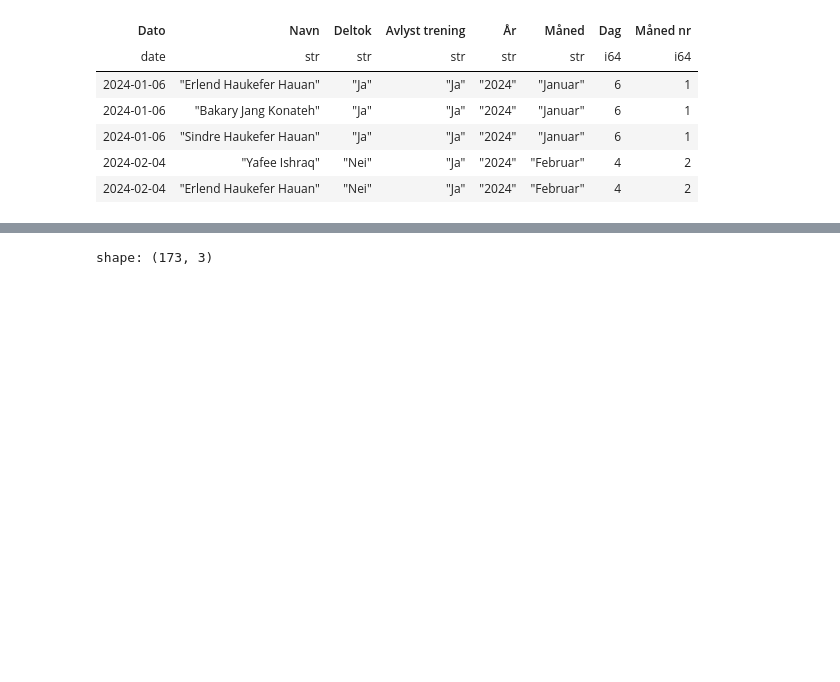
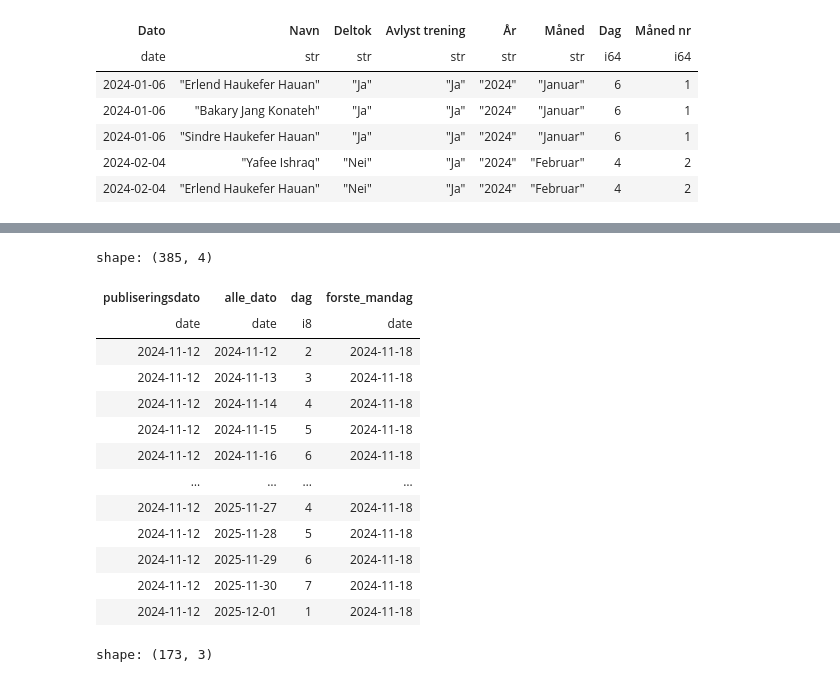
Before and after one commit to PolarsDude/treningsstatistikk-, a Jupyter notebook: test_fil.ipynb, the cells around one changed output, grey strips where cells are left out. Cells and saved outputs as stored; diff of their text form; code cells hidden in the pictures; blank space fills up the shorter version.

Commit message:
Har funnet logikk for å finne første mandagen etter publiseringsdato

```diff
--- a/test_fil.ipynb
+++ b/test_fil.ipynb
@@ -110,0 +25,11 @@ Text(0.5, 1.0, 'Antall treninger per måned')
+# %%
+# Skal koble på den første mandagen etter publiseringsdato
+
+
+aar_max = int(df.select('År').max().item())
+aar_min = int(df.select('År').min().item())
+
+alle_datoer = pl.DataFrame({'alle_dato':pl.date_range(date(aar_min, 1, 1), date(aar_max, 12, 1), "1d", eager=True)})
+
+publiseringsdato = df.select('Dato').unique().rename({'Dato':'publiseringsdato'})
+publiseringsdato
@@ -111,3 +51,35 @@ Text(0.5, 1.0, 'Antall treninger per måned')
+# %%
+(publiseringsdato
+.filter(pl.col('publiseringsdato')==date(2024,11,12))
+
+# Kobler på alle datoer som er større enn publiseringsdato
+.join_where(
+alle_datoer,
+pl.col('publiseringsdato')<=pl.col('alle_dato')
+)
+
+# Ekstraherer ukedag
+.with_columns(pl.col('alle_dato').dt.weekday().alias('dag'))
+
+# Identifiserer hva som er den første mandagen
+.with_columns(pl.col('alle_dato').filter(pl.col('dag')==1).min().alias('forste_mandag'))
+
+)
+# %% [output]
+shape: (385, 4)
+| publiseringsdato | alle_dato | dag | forste_mandag |
+| date | date | i8 | date |
+| 2024-11-12 | 2024-11-12 | 2 | 2024-11-18 |
+| 2024-11-12 | 2024-11-13 | 3 | 2024-11-18 |
+| 2024-11-12 | 2024-11-14 | 4 | 2024-11-18 |
+| 2024-11-12 | 2024-11-15 | 5 | 2024-11-18 |
+| 2024-11-12 | 2024-11-16 | 6 | 2024-11-18 |
+| … | … | … | … |
+| 2024-11-12 | 2025-11-27 | 4 | 2024-11-18 |
+| 2024-11-12 | 2025-11-28 | 5 | 2024-11-18 |
+| 2024-11-12 | 2025-11-29 | 6 | 2024-11-18 |
+| 2024-11-12 | 2025-11-30 | 7 | 2024-11-18 |
+| 2024-11-12 | 2025-12-01 | 1 | 2024-11-18 |
 # %%
 (df
 .group_by('Navn','Måned')
```
Also changed, not shown: parts of 5 cells of this notebook, 1 other file.
